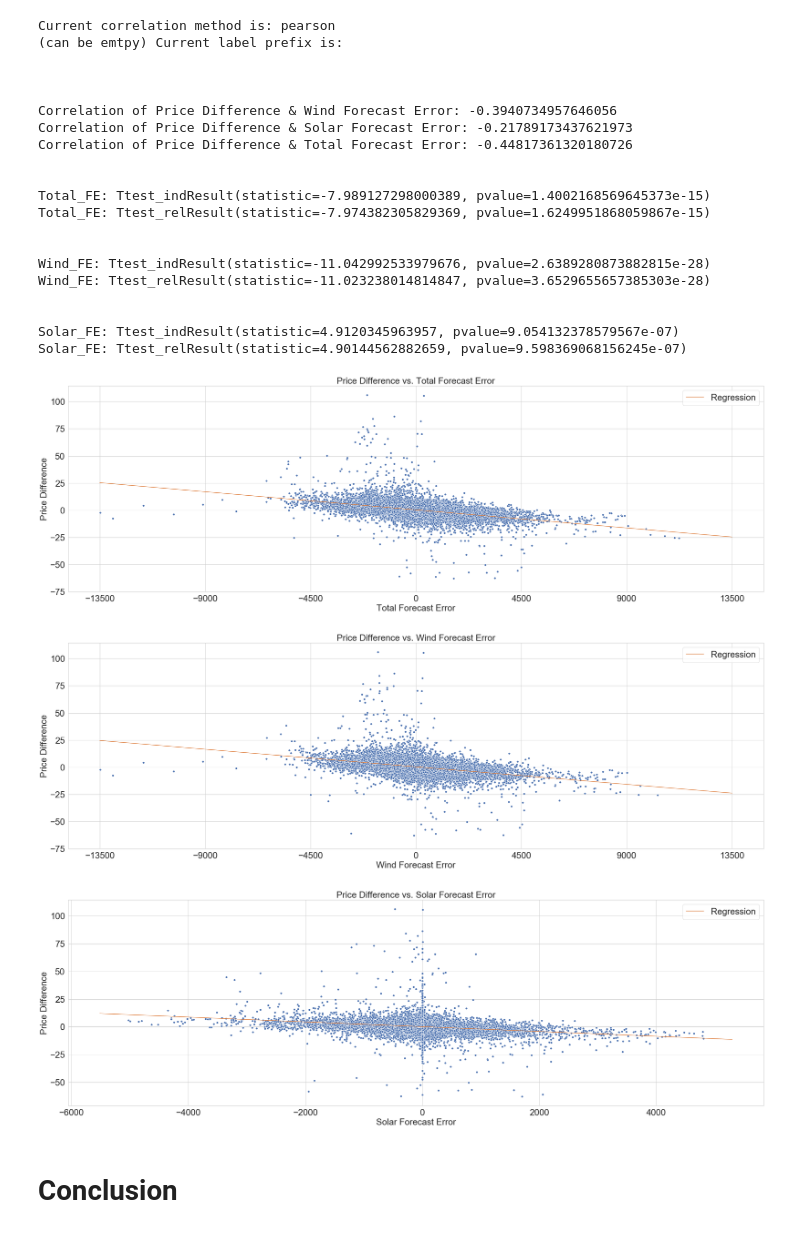
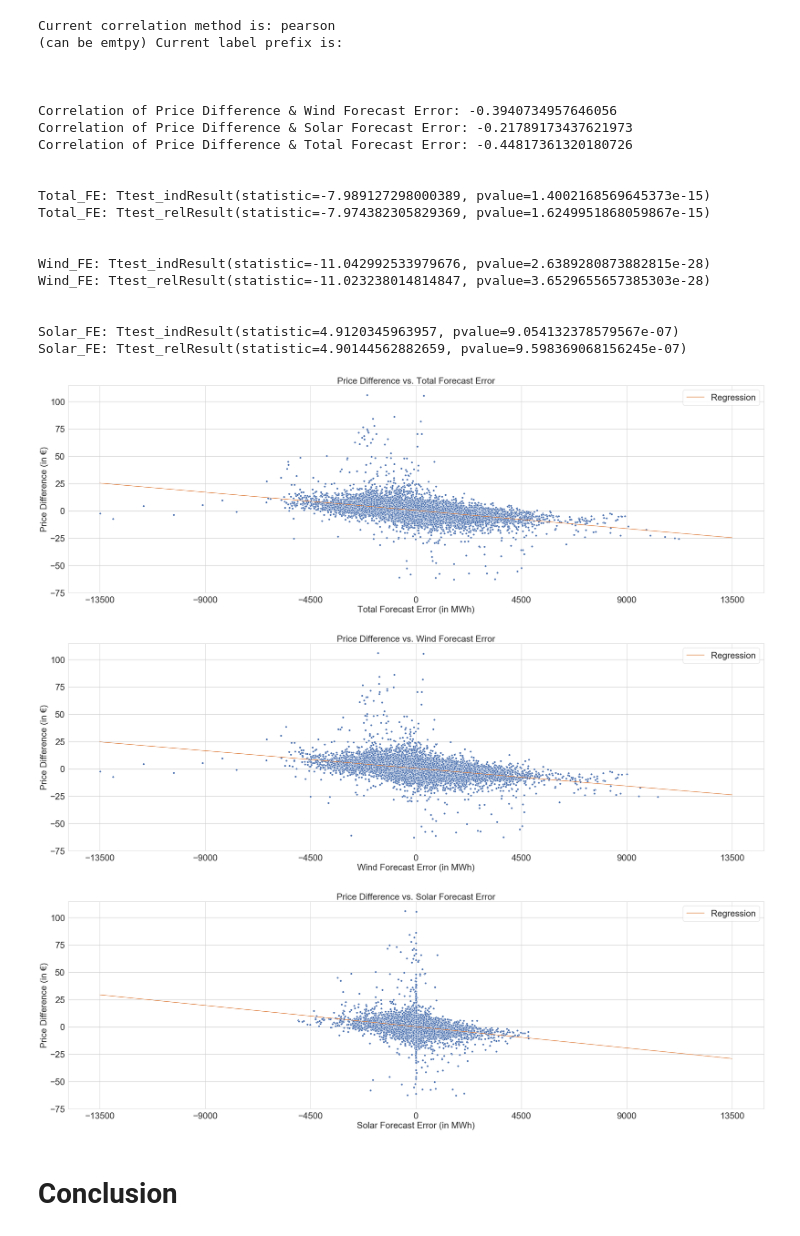
Before and after one commit to mauricepohl/pandas, a Jupyter notebook: 03_modeling/Correlation of forecastError and priceDifference.ipynb, the cells around one changed output. Cells and saved outputs as stored; diff of their text form; code cells hidden in the pictures.

```diff
--- a/03_modeling/Correlation of forecastError and priceDifference.ipynb
+++ b/03_modeling/Correlation of forecastError and priceDifference.ipynb
@@ -57,10 +57,6 @@ corrCoeff_price_total = series_priceDifference.corr(series_forecastError_total,
 print("Correlation of Price Difference & Wind Forecast Error: " + str(corrCoeff_price_wind))
 print("Correlation of Price Difference & Solar Forecast Error: " + str(corrCoeff_price_solar))
 print("Correlation of Price Difference & Total Forecast Error: " + str(corrCoeff_price_total))
-
-# slope_total, intercept_total, rvalue_total, pvalue_total, stderr_total = linregress(series_forecastError_total, series_priceDifference)
-# slope_wind, intercept_wind, rvalue_wind, pvalue_wind, stderr_wind = linregress(series_forecastError_wind, series_priceDifference)
-# slope_solar, intercept_solar, rvalue_solar, pvalue_solar, stderr_solar = linregress(series_forecastError_solar, series_priceDifference)
 
 total_FE_reg = LinearRegression(fit_intercept=True, normalize=True)
 total_FE_reg.fit(series_forecastError_total.as_matrix().reshape(-1, 1), series_priceDifference.as_matrix().reshape(-1, 1))
@@ -111,8 +107,8 @@ sns.lineplot(x=x_vals_total, y=y_vals_total, ax=ax1, label="Regression", ci=None
 ax1.legend(prop={'size': chartFontSize})
 ax1.grid(True)
 ax1.set_title("Price Difference vs. Total Forecast Error")
-ax1.set_xlabel("Total Forecast Error")
-ax1.set_ylabel("Price Difference")
+ax1.set_xlabel("Total Forecast Error (in MWh)")
+ax1.set_ylabel("Price Difference (in €)")
 ax1.tick_params(axis='both', which='both', labelbottom=True)
 ax1.set_xticks(np.arange(x_lim_neg, x_lim_pos, step=x_step))
 ax1.set_yticks(np.arange(y_lim_neg, y_lim_pos, step=y_step))
@@ -140,8 +136,8 @@ sns.lineplot(x=x_vals_wind, y=y_vals_wind, ax=ax2, label="Regression", ci=None)
 ax2.legend(prop={'size': chartFontSize})
 ax2.grid(True)
 ax2.set_title("Price Difference vs. Wind Forecast Error")
-ax2.set_xlabel("Wind Forecast Error")
-ax2.set_ylabel("Price Difference")
+ax2.set_xlabel("Wind Forecast Error (in MWh)")
+ax2.set_ylabel("Price Difference (in €)")
 ax2.tick_params(axis='both', which='both', labelbottom=True)
 ax2.set_xticks(np.arange(x_lim_neg, x_lim_pos, step=x_step))
 ax2.set_yticks(np.arange(y_lim_neg, y_lim_pos, step=y_step))
@@ -162,52 +158,52 @@ fig3, (ax3) = plt.subplots(1, 1, figsize=(30, 10))
 
 sns.scatterplot(x=forecastErrorLabel_solar, y=priceDiffLabel, data=fullData, ax=ax3, label=None, ci=None)
 left, right = ax3.get_xlim()
-x_vals_solar = np.arange(left, right)
-# x_vals_solar = np.arange(x_lim_neg, x_lim_pos)
+# x_vals_solar = np.arange(left, right)
+x_vals_solar = np.arange(x_lim_neg, x_lim_pos)
 y_vals_solar = intercept_solar + slope_solar * x_vals_solar
 sns.lineplot(x=x_vals_solar, y=y_vals_solar, ax=ax3, label="Regression", ci=None)
 
 ax3.legend(prop={'size': chartFontSize})
 ax3.grid(True)
 ax3.set_title("Price Difference vs. Solar Forecast Error")
-ax3.set_xlabel("Solar Forecast Error")
-ax3.set_ylabel("Price Difference")
+ax3.set_xlabel("Solar Forecast Error (in MWh)")
+ax3.set_ylabel("Price Difference (in €)")
 ax3.tick_params(axis='both', which='both', labelbottom=True)
-# ax3.set_xticks(np.arange(x_lim_neg, x_lim_pos, step=x_step))
-# ax3.set_yticks(np.arange(y_lim_neg, y_lim_pos, step=y_step))
+ax3.set_xticks(np.arange(x_lim_neg, x_lim_pos, step=x_step))
+ax3.set_yticks(np.arange(y_lim_neg, y_lim_pos, step=y_step))
 for child in ax3.findobj(Line2D):
     if child.get_label() == "Regression":
         child.set_color(cRange[3])
 # set font size of all elements
 for item in ([ax3.title, ax3.xaxis.label, ax3.yaxis.label] +
              ax3.get_xticklabels() + ax3.get_yticklabels()): item.set_fontsize(chartFontSize)
 
 plt.tight_layout()
 plt.show();
 # %% [output]
 Current correlation method is: pearson
 (can be emtpy) Current label prefix is:
 
 
 
 Correlation of Price Difference & Wind Forecast Error: -0.3940734957646056
 Correlation of Price Difference & Solar Forecast Error: -0.21789173437621973
 Correlation of Price Difference & Total Forecast Error: -0.44817361320180726
 
 
 Total_FE: Ttest_indResult(statistic=-7.989127298000389, pvalue=1.4002168569645373e-15)
 Total_FE: Ttest_relResult(statistic=-7.974382305829369, pvalue=1.6249951868059867e-15)
 
 
 Wind_FE: Ttest_indResult(statistic=-11.042992533979676, pvalue=2.6389280873882815e-28)
 Wind_FE: Ttest_relResult(statistic=-11.023238014814847, pvalue=3.6529655657385303e-28)
 
 
 Solar_FE: Ttest_indResult(statistic=4.9120345963957, pvalue=9.054132378579567e-07)
 Solar_FE: Ttest_relResult(statistic=4.90144562882659, pvalue=9.598369068156245e-07)
-[figure, old version]
+[figure, new version]
-[figure, old version]
+[figure, new version]
-[figure, old version]
+[figure, new version]
 # %% [markdown]
 # Conclusion
 # %% [markdown]
```
Also changed, not shown: 1 other file.
